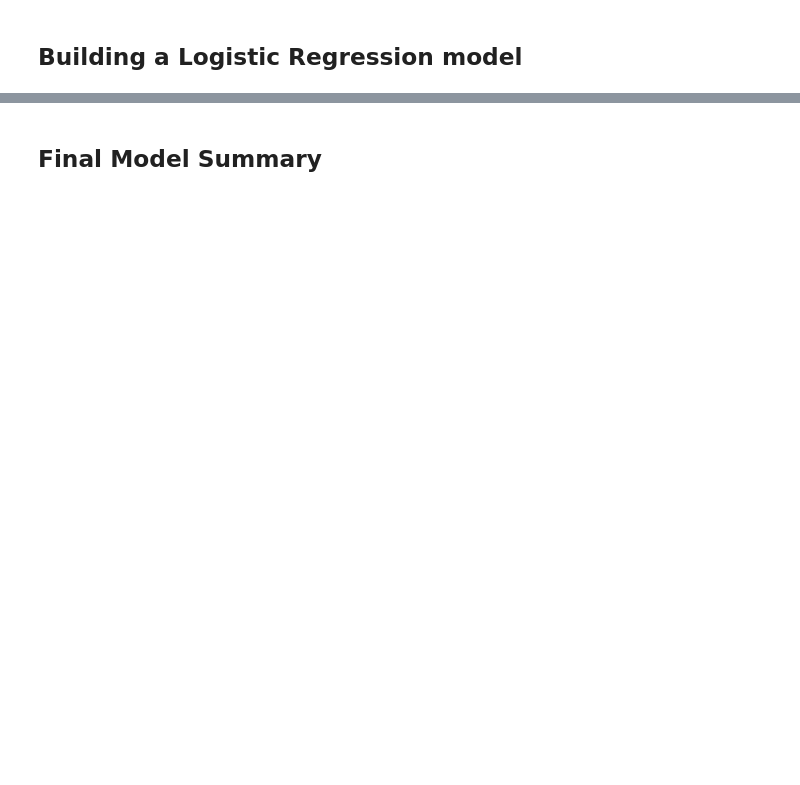
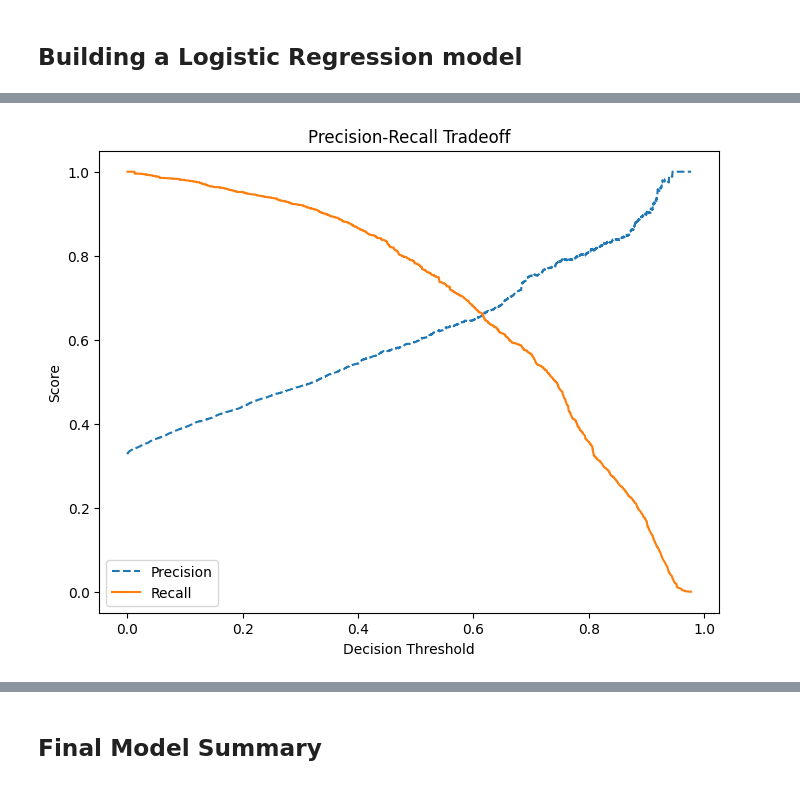
Before and after one commit to DataScience-BusinessAnalitics/INN-Hotels---Problem-Statement, a Jupyter notebook: Project_SLC_DSBA_INNHotels_FullCode-1.ipynb, the cells around one changed output, grey strips where cells are left out. Saved outputs shown, nothing was run; the diff lists cells and outputs as text; code cells hidden in the pictures; blank space fills up the shorter version.

```diff
--- a/Project_SLC_DSBA_INNHotels_FullCode-1.ipynb
+++ b/Project_SLC_DSBA_INNHotels_FullCode-1.ipynb
@@ -864,0 +1040,13 @@ print(vif_data)
+# %%
+log_model = LogisticRegression(random_state=42, class_weight='balanced', max_iter=1000)
+# %%
+grid_search = GridSearchCV(
+    estimator=log_model,
+    param_grid=param_grid,
+    scoring='f1_weighted',  # Use F1 score to balance precision and recall
+    cv=5,                   # 5-fold cross-validation
+    verbose=2,              # Print progress
+    n_jobs=-1               # Use all available CPUs
+)
+
+grid_search.fit(X_train_scaled, y_train)
@@ -864,0 +1070,3 @@ print(vif_data)
+# %%
+best_log_model = grid_search.best_estimator_
+best_log_model.fit(X_train_scaled, y_train)
@@ -864,0 +1153,3 @@ print(vif_data)
+# %%
+# Get predicted probabilities for the positive class (canceled bookings)
+y_prob = best_log_model.predict_proba(X_test_scaled)[:, 1]
@@ -864,0 +1211,15 @@ print(vif_data)
+# %%
+# Compute precision-recall curve
+precision, recall, thresholds = precision_recall_curve(y_test, y_prob)
+
+# Plot the curve
+plt.figure(figsize=(8, 6))
+plt.plot(thresholds, precision[:-1], label="Precision", linestyle="--")
+plt.plot(thresholds, recall[:-1], label="Recall")
+plt.xlabel("Decision Threshold")
+plt.ylabel("Score")
+plt.legend()
+plt.title("Precision-Recall Tradeoff")
+plt.show()
+# %% [output]
+[figure, added]
```
Also changed, not shown: parts of 37 cells of this notebook, 3 other files.
